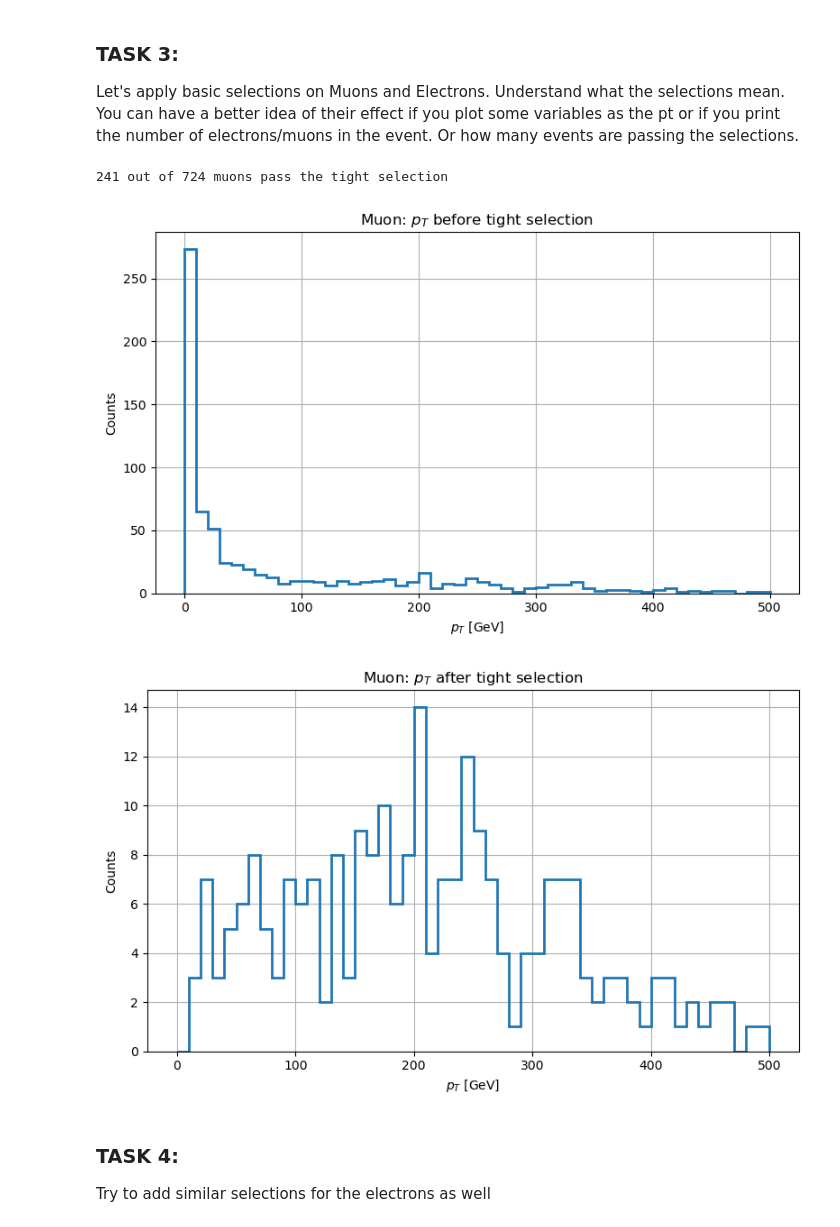
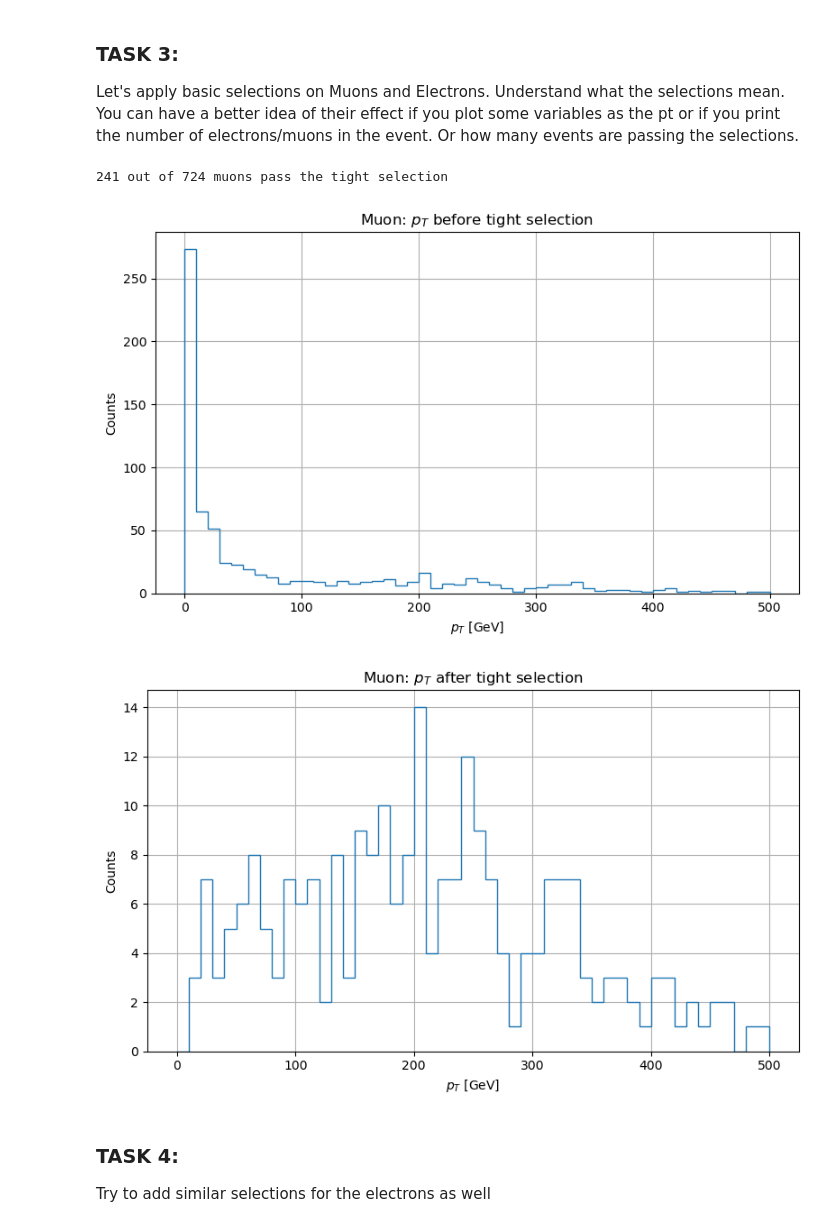
Before and after one commit to aimenobaid/polarization, a Jupyter notebook: resonancesTest_selections_h5.ipynb, the cells around one changed output. Drawn from its saved outputs; the diff is of its cells as text; code cells hidden in the pictures.

```diff
--- a/resonancesTest_selections_h5.ipynb
+++ b/resonancesTest_selections_h5.ipynb
@@ -120,37 +120,37 @@ muons_tight = muons[
     (np.abs(muons.eta) < 2.4) &
     (muons.tightId) &
     (
         ((muons.pt < 20) & (np.abs(muons.dxy) < 0.01)) |
         ((muons.pt >= 20) & (np.abs(muons.dxy) < 0.02))
     ) &
     (np.abs(muons.dz) < 0.1) &
     # particle flow isolated: tight or greater
     (muons.pfIsoId >= 4)
 ]
 
 print(len(ak.flatten(muons_tight)), 'out of' ,len(ak.flatten(muons)), 'muons pass the tight selection')
 
 plt.figure(figsize=(8, 5))
-plt.hist(ak.to_numpy(ak.flatten(muons.pt)), bins=50, range=(0, 500), histtype='step', linewidth=2)
+plt.hist(ak.to_numpy(ak.flatten(muons.pt)), bins=50, range=(0, 500), histtype='step')
 plt.xlabel(r"$p_T$ [GeV]")
 plt.ylabel("Counts")
 plt.title("Muon: $p_T$ before tight selection")
 plt.grid(True)
 plt.tight_layout()
 plt.show()
 
 plt.figure(figsize=(8, 5))
-plt.hist(ak.to_numpy(ak.flatten(muons_tight.pt)), bins=50, range=(0, 500), histtype='step', linewidth=2)
+plt.hist(ak.to_numpy(ak.flatten(muons_tight.pt)), bins=50, range=(0, 500), histtype='step')
 plt.xlabel(r"$p_T$ [GeV]")
 plt.ylabel("Counts")
 plt.title("Muon: $p_T$ after tight selection")
 plt.grid(True)
 plt.tight_layout()
 plt.show()
 # %% [output]
 241 out of 724 muons pass the tight selection
-[figure, old version]
+[figure, new version]
-[figure, old version]
+[figure, new version]
 # %% [markdown]
 ### TASK 4:
 
```
Also changed, not shown: parts of 33 cells of this notebook.
